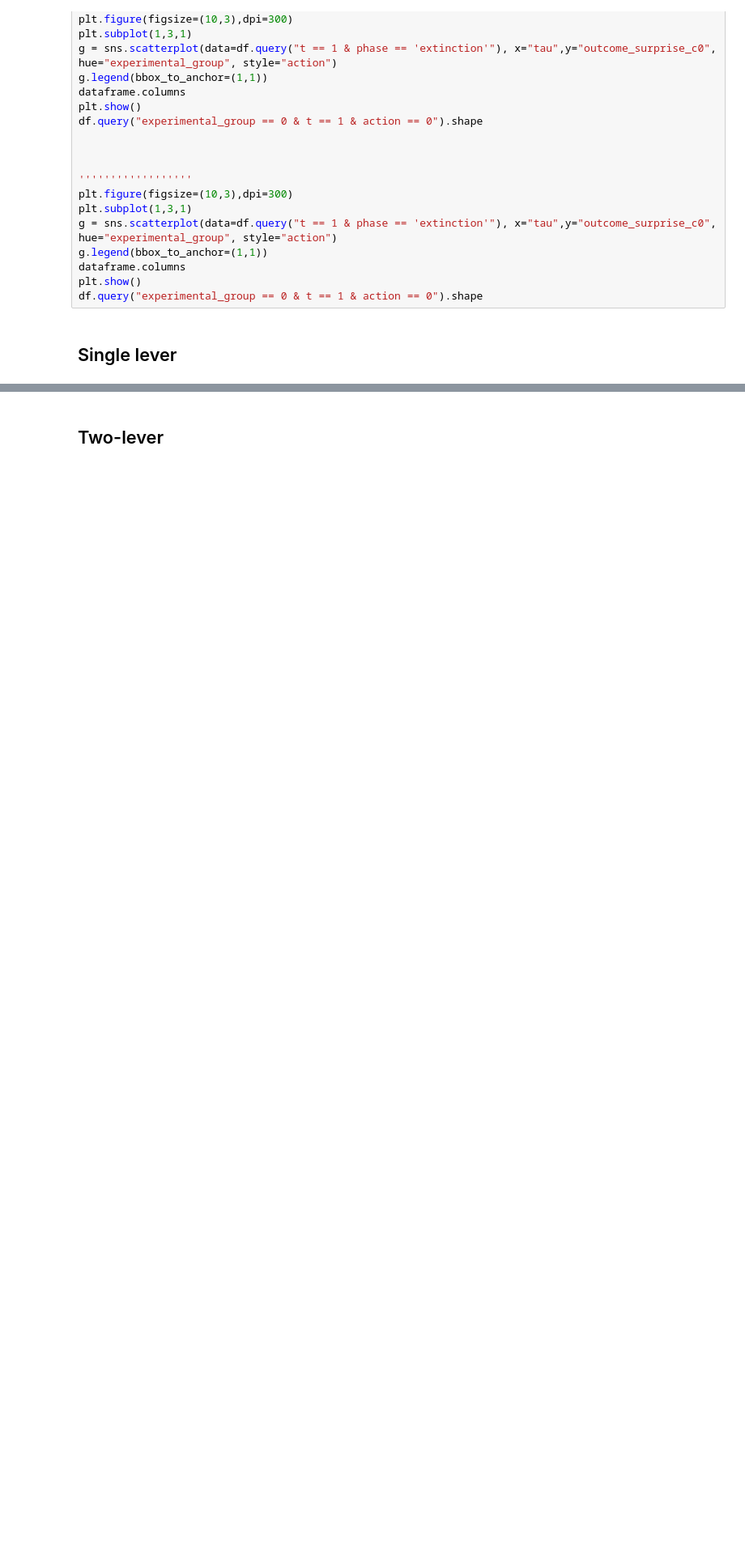
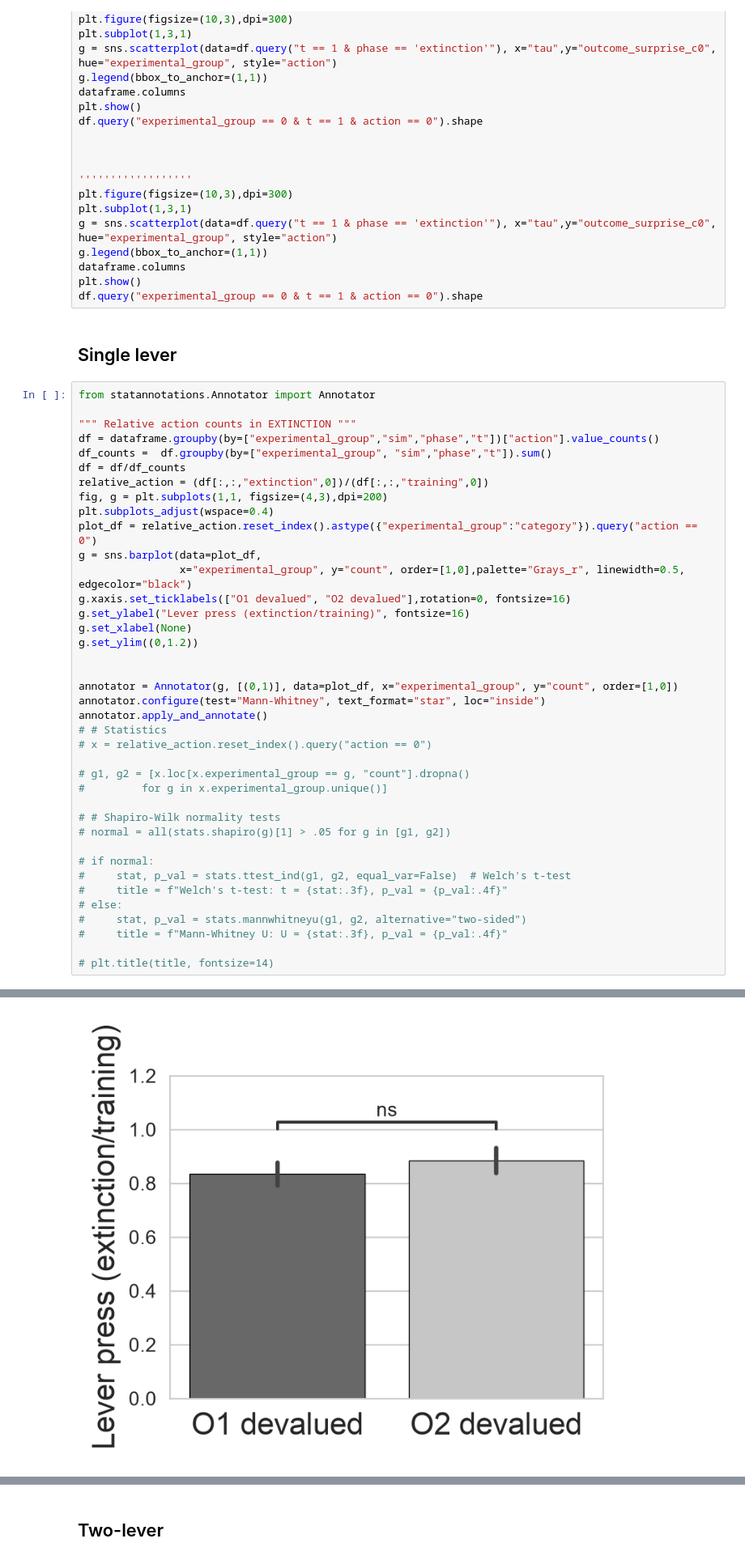
Before and after one commit to SIHranova/ContextualSUD, a Jupyter notebook: notebooks/8_devaluation_Kosaki_2010/8_devaluation_Kosaki_2010.ipynb, the cells around one changed output, grey strips where cells are left out. Shown at 81% size. Cells and saved outputs as stored; diff of their text form; blank space fills up the shorter version.

```diff
--- a/notebooks/8_devaluation_Kosaki_2010/8_devaluation_Kosaki_2010.ipynb
+++ b/notebooks/8_devaluation_Kosaki_2010/8_devaluation_Kosaki_2010.ipynb
@@ -2081,3 +2081,43 @@ plt.show()
 df.query("experimental_group == 0 & t == 1 & action == 0").shape
 # %% [markdown]
 ## Single lever
+# %%
+from statannotations.Annotator import Annotator
+
+""" Relative action counts in EXTINCTION """
+df = dataframe.groupby(by=["experimental_group","sim","phase","t"])["action"].value_counts()
+df_counts =  df.groupby(by=["experimental_group", "sim","phase","t"]).sum()
+df = df/df_counts
+relative_action = (df[:,:,"extinction",0])/(df[:,:,"training",0])
+fig, g = plt.subplots(1,1, figsize=(4,3),dpi=200)
+plt.subplots_adjust(wspace=0.4)
+plot_df = relative_action.reset_index().astype({"experimental_group":"category"}).query("action == 0")
+g = sns.barplot(data=plot_df,
+                x="experimental_group", y="count", order=[1,0],palette="Grays_r", linewidth=0.5, edgecolor="black")
+g.xaxis.set_ticklabels(["O1 devalued", "O2 devalued"],rotation=0, fontsize=16)
+g.set_ylabel("Lever press (extinction/training)", fontsize=16)
+g.set_xlabel(None)
+g.set_ylim((0,1.2))
+
+
+annotator = Annotator(g, [(0,1)], data=plot_df, x="experimental_group", y="count", order=[1,0])
+annotator.configure(test="Mann-Whitney", text_format="star", loc="inside")
+annotator.apply_and_annotate()
+# # Statistics
+# x = relative_action.reset_index().query("action == 0")
+
+# g1, g2 = [x.loc[x.experimental_group == g, "count"].dropna()
+#         for g in x.experimental_group.unique()]
+
+# # Shapiro-Wilk normality tests
+# normal = all(stats.shapiro(g)[1] > .05 for g in [g1, g2])
+
+# if normal:
+#     stat, p_val = stats.ttest_ind(g1, g2, equal_var=False)  # Welch's t-test
+#     title = f"Welch's t-test: t = {stat:.3f}, p_val = {p_val:.4f}"
+# else:
+#     stat, p_val = stats.mannwhitneyu(g1, g2, alternative="two-sided")
+#     title = f"Mann-Whitney U: U = {stat:.3f}, p_val = {p_val:.4f}"
+
+# plt.title(title, fontsize=14)
+# %% [output]
@@ -2083,0 +2137 @@ df.query("experimental_group == 0 & t == 1 & action == 0").shape
+[figure, added]
```
Also changed, not shown: parts of 3 cells of this notebook, 1 other file.
